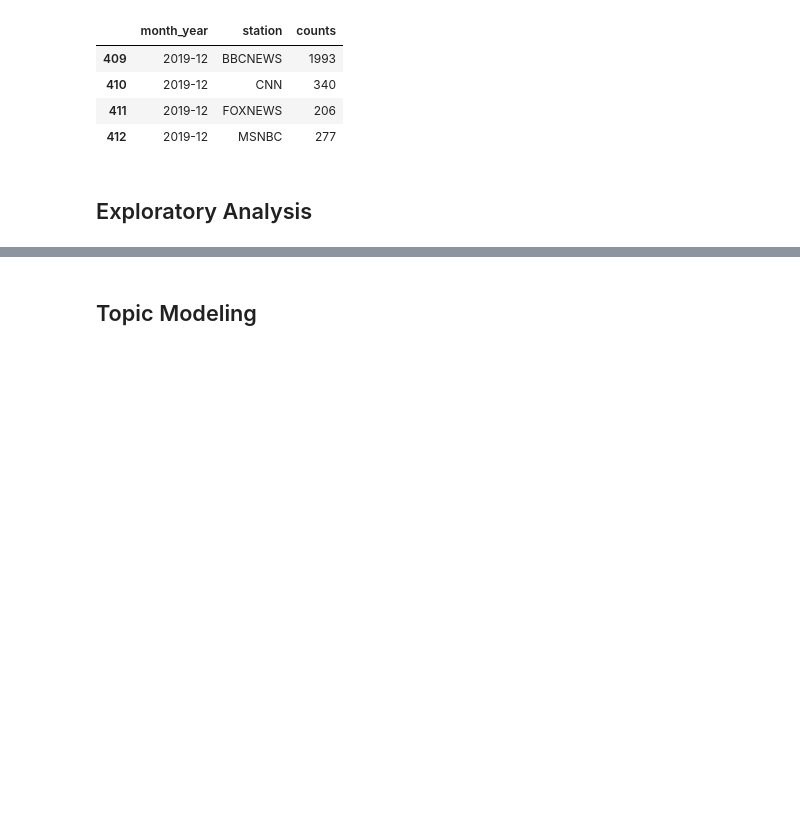
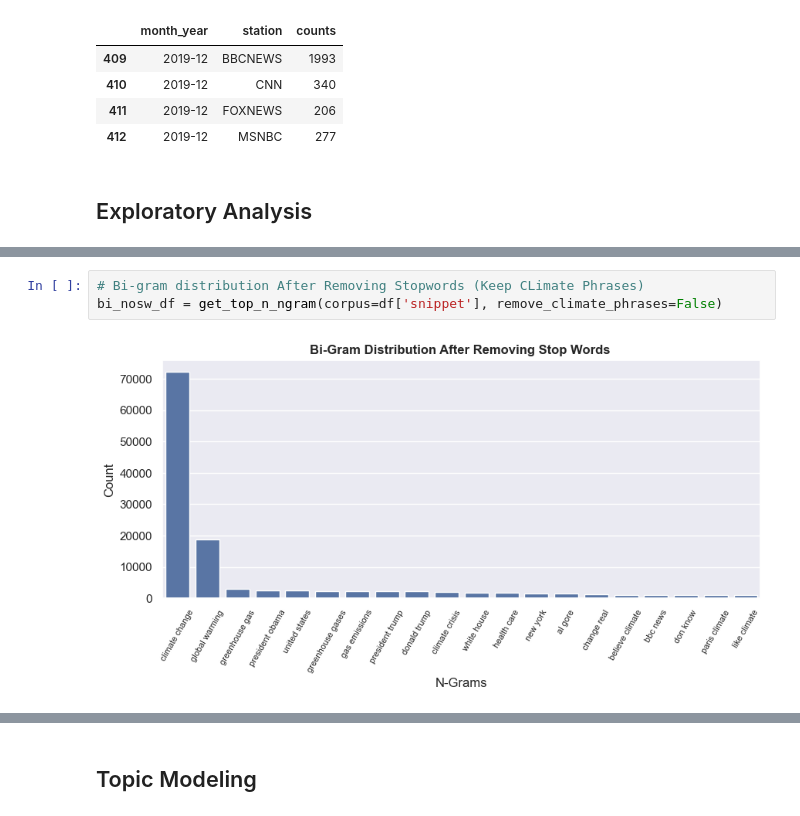
Before and after one commit to giantmagellan/climate-lang-processing, a Jupyter notebook: main.ipynb, the cells around one changed output, grey strips where cells are left out. Drawn from its saved outputs; the diff is of its cells as text; blank space fills up the shorter version.

```diff
--- a/main.ipynb
+++ b/main.ipynb
@@ -283,0 +300,5 @@ station_monthly_occurrences[station_monthly_occurrences['month_year']=='2019-12'
+# %%
+# Bi-gram distribution After Removing Stopwords (Keep CLimate Phrases)
+bi_nosw_df = get_top_n_ngram(corpus=df['snippet'], remove_climate_phrases=False)
+# %% [output]
+[figure, added]
```
Also changed, not shown: parts of 14 cells of this notebook, 7 other files.
